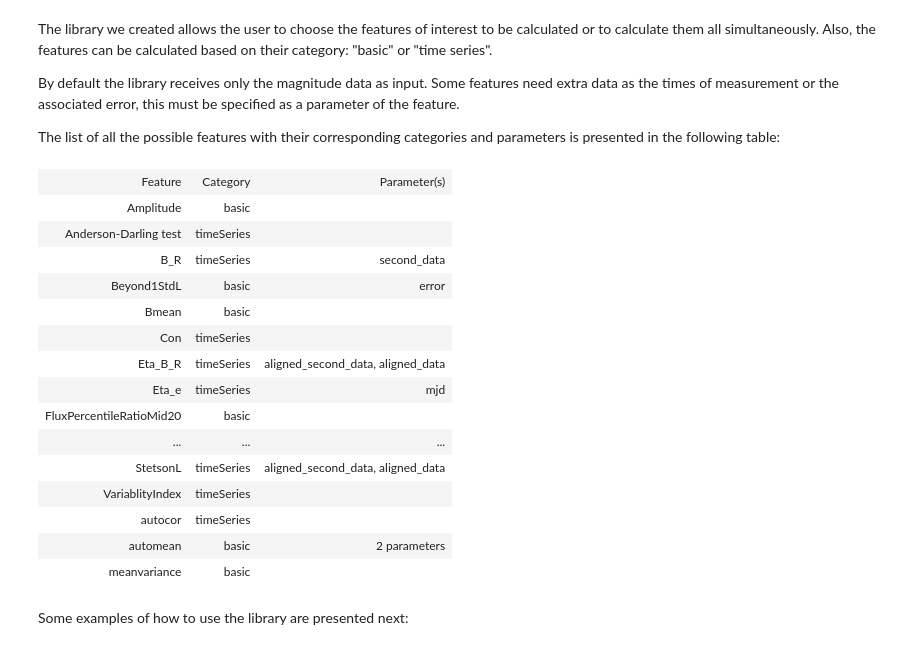
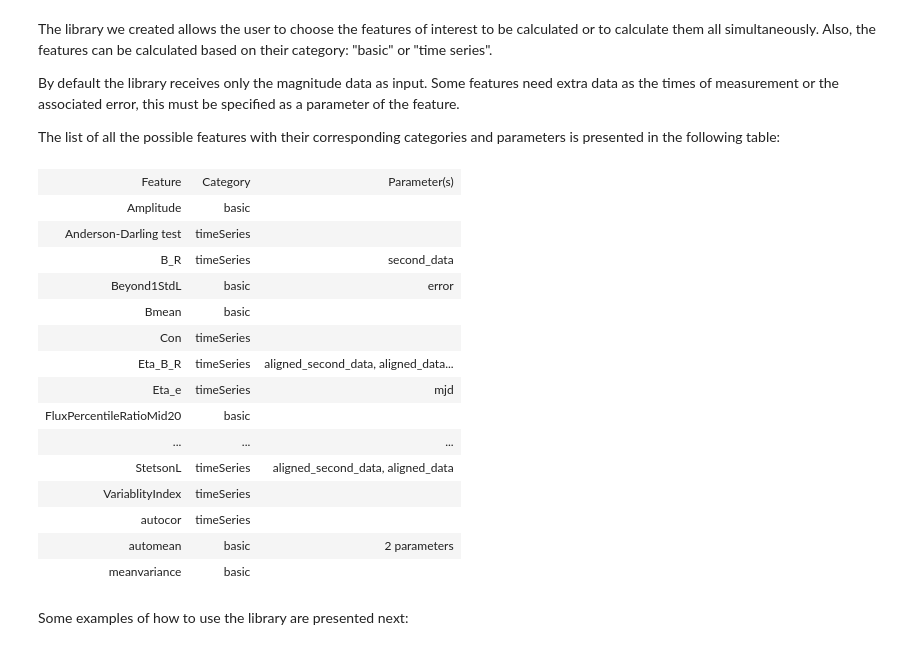
Before and after one commit to isadoranun/time-series-feats, a Jupyter notebook: FeaturesDocumentation.ipynb, the cells around one changed output. Saved outputs shown, nothing was run; the diff lists cells and outputs as text; code cells hidden in the pictures.

```diff
--- a/FeaturesDocumentation.ipynb
+++ b/FeaturesDocumentation.ipynb
@@ -122,19 +126,19 @@ The list of all the possible features with their corresponding categories and pa
 # %%
 from ipy_table import *
 FeaturesList = [
-    ['Feature','Category','Parameter(s)'],['Amplitude','basic',''],['Anderson-Darling test','timeSeries',''],['B_R','timeSeries','second_data'],['Beyond1StdL','basic','error'],['Bmean','basic',''],['Con','timeSeries',''],['Eta_B_R','timeSeries','aligned_second_data, aligned_data'],['Eta_e','timeSeries','mjd'],['FluxPercentileRatioMid20','basic',''],['FluxPercentileRatioMid35','basic',''],['FluxPercentileRatioMid50','basic',''],['FluxPercentileRatioMid65','basic',''],['FluxPercentileRatioMid80','basic',''],['LinearTrend','timeSeries','mjd'],['MaxSlope','timeSeries','mjd'],['MedianAbsDev','basic',''],['MedianBRP','basic',''],['PairSlopeTrend','timeSeries',''],['PercentAmplitude','basic',''],['PercentDifferenceFluxPercentile','basic',''],['PeriodLS','timeSeries','mjd'],['Q31','basic',''],['Q31B_R','timeSeries','aligned_second_data, aligned_data'],['Rcs','timeSeries',''],['Skew','basic',''],['SmallKurtosis','basic',''],['Std' ,'basic',''],['StetsonJ','timeSeries','aligned_second_data, aligned_data'],['StetsonK','timeSeries',''], ['StetsonK_AC','timeSeries','mjd'],['StetsonL','timeSeries','aligned_second_data, aligned_data'],['VariablityIndex','timeSeries',''],['autocor','timeSeries',''],['automean','basic','2 parameters'],['meanvariance','basic','']];
+    ['Feature','Category','Parameter(s)'],['Amplitude','basic',''],['Anderson-Darling test','timeSeries',''],['B_R','timeSeries','second_data'],['Beyond1StdL','basic','error'],['Bmean','basic',''],['Con','timeSeries',''],['Eta_B_R','timeSeries','aligned_second_data, aligned_data, aligned_mjd'],['Eta_e','timeSeries','mjd'],['FluxPercentileRatioMid20','basic',''],['FluxPercentileRatioMid35','basic',''],['FluxPercentileRatioMid50','basic',''],['FluxPercentileRatioMid65','basic',''],['FluxPercentileRatioMid80','basic',''],['LinearTrend','timeSeries','mjd'],['MaxSlope','timeSeries','mjd'],['MedianAbsDev','basic',''],['MedianBRP','basic',''],['PairSlopeTrend','timeSeries',''],['PercentAmplitude','basic',''],['PercentDifferenceFluxPercentile','basic',''],['PeriodLS','timeSeries','mjd'],['Q31','basic',''],['Q31B_R','timeSeries','aligned_second_data, aligned_data'],['Rcs','timeSeries',''],['Skew','basic',''],['SmallKurtosis','basic',''],['Std' ,'basic',''],['StetsonJ','timeSeries','aligned_second_data, aligned_data'],['StetsonK','timeSeries',''], ['StetsonK_AC','timeSeries','mjd'],['StetsonL','timeSeries','aligned_second_data, aligned_data'],['VariablityIndex','timeSeries',''],['autocor','timeSeries',''],['automean','basic','2 parameters'],['meanvariance','basic','']];
 make_table(FeaturesList)
 apply_theme('basic')
 set_global_style(float_format='%0.3E')
 # %% [output]
 | Feature | Category | Parameter(s) |
 | Amplitude | basic |  |
 | Anderson-Darling test | timeSeries |  |
 | B_R | timeSeries | second_data |
 | Beyond1StdL | basic | error |
 | Bmean | basic |  |
 | Con | timeSeries |  |
-| Eta_B_R | timeSeries | aligned_second_data, aligned_data |
+| Eta_B_R | timeSeries | aligned_second_data, aligned_data... |
 | Eta_e | timeSeries | mjd |
 | FluxPercentileRatioMid20 | basic |  |
 | ... | ... | ... |
```
Also changed, not shown: parts of 26 cells of this notebook, 14 other files.
